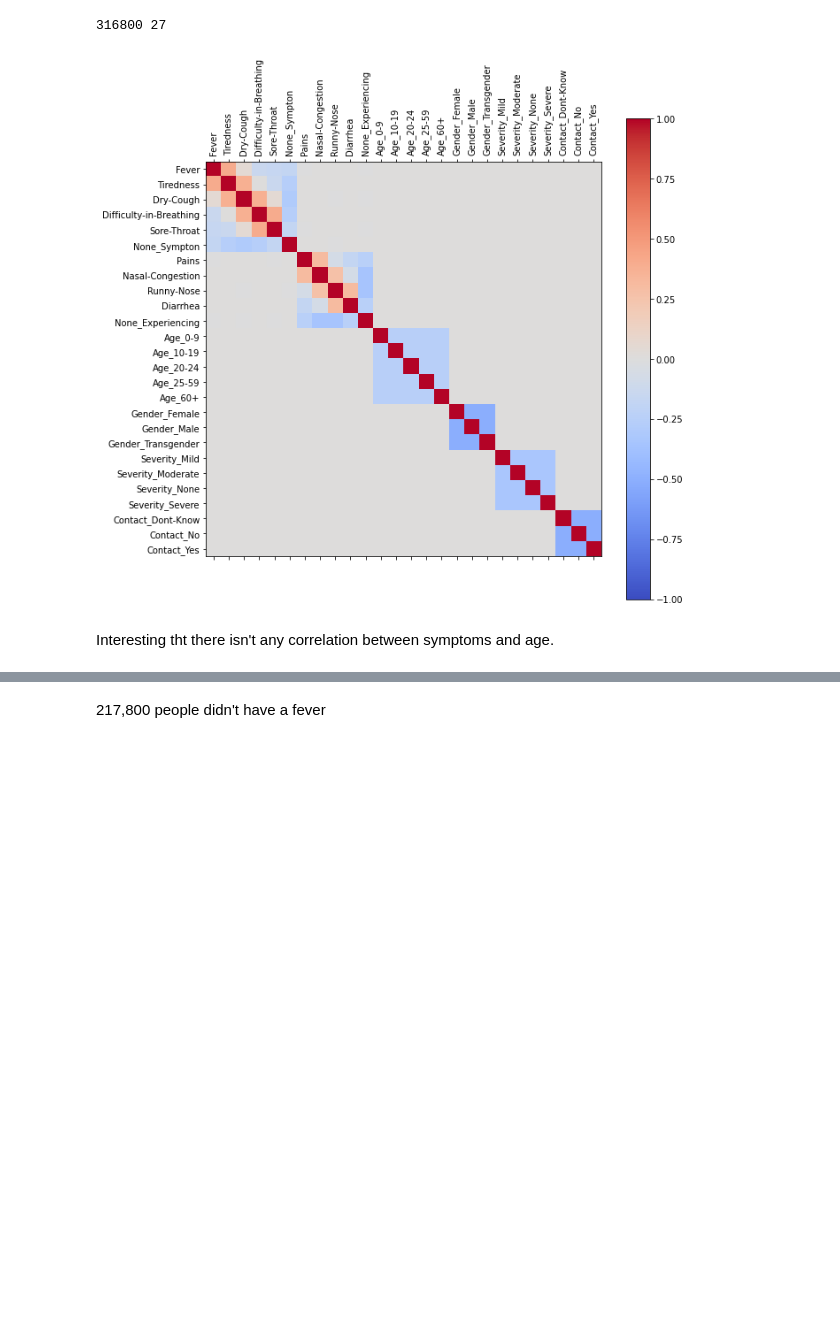
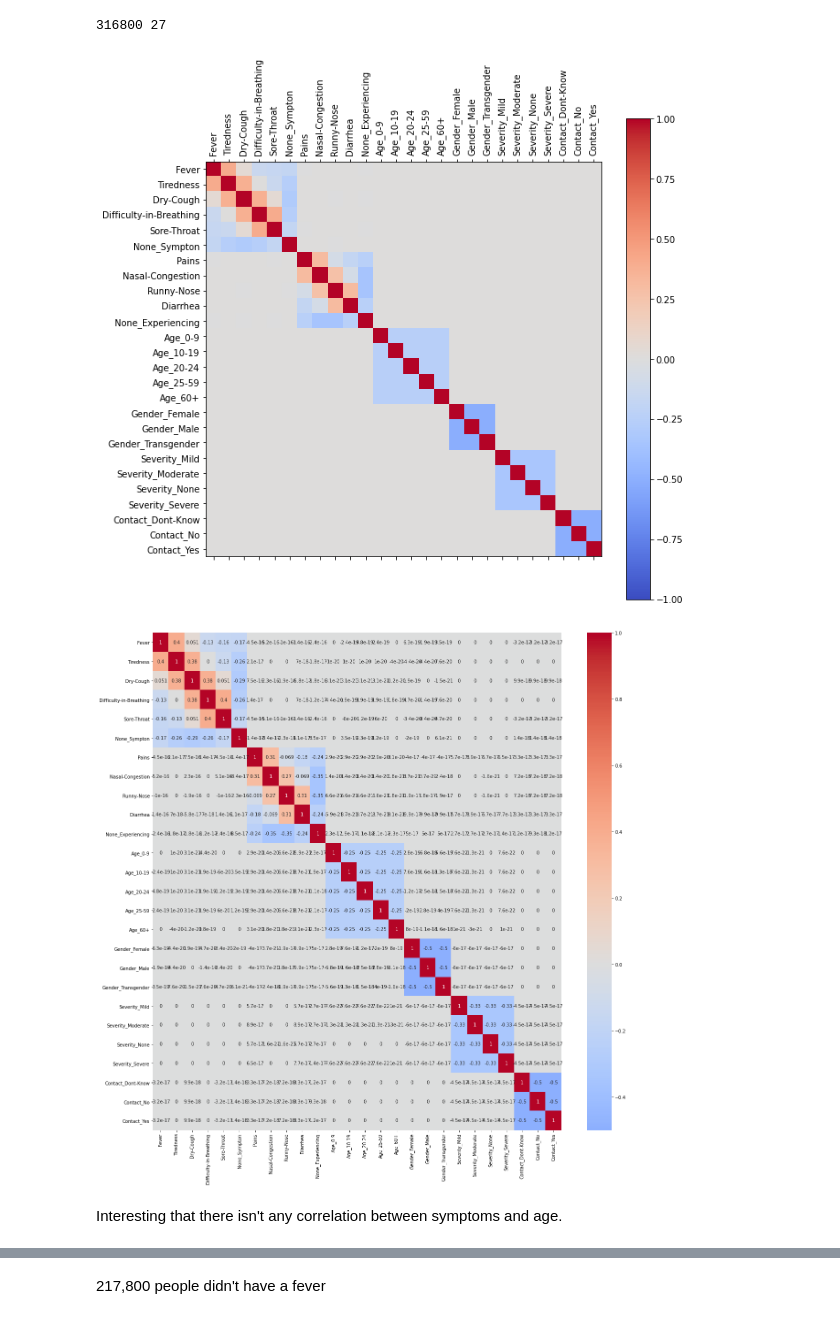
Before and after one commit to ayaanzhaque/Nicotine-COVID19, a Jupyter notebook: symptoms_EDA.ipynb, the cells around one changed output, grey strips where cells are left out. Cells and saved outputs as stored; diff of their text form; code cells hidden in the pictures; blank space fills up the shorter version.

Commit message:
added more figures

```diff
--- a/symptoms_EDA.ipynb
+++ b/symptoms_EDA.ipynb
@@ -33,17 +34,22 @@ print(r, c)
 # %%
 corr = df.corr()
 fig = plt.figure(figsize=(10,10))
 ax = fig.add_subplot(111)
 cax = ax.matshow(corr, cmap='coolwarm', vmin=-1, vmax=1)
 fig.colorbar(cax)
 ticks = np.arange(0,len(corr.columns),1)
 ax.set_xticks(ticks)
 plt.xticks(rotation=90)
 ax.set_yticks(ticks)
 ax.set_xticklabels(corr.columns)
 ax.set_yticklabels(corr.columns)
 plt.show()
+
+fig = plt.figure(figsize = [20,20])
+sns.heatmap(df.corr(),annot = True, cmap = 'coolwarm', center = 0)
+plt.show()
 # %% [output]
 [figure]
+[figure, added]
 # %% [markdown]
-Interesting tht there isn't any correlation between symptoms and age.
+Interesting that there isn't any correlation between symptoms and age.
```
Also changed, not shown: parts of 9 cells of this notebook.
